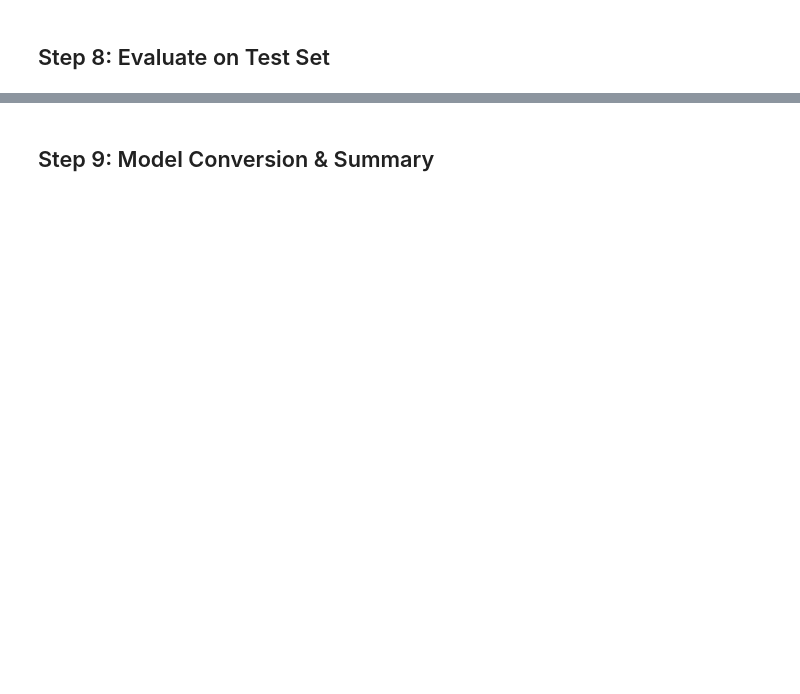
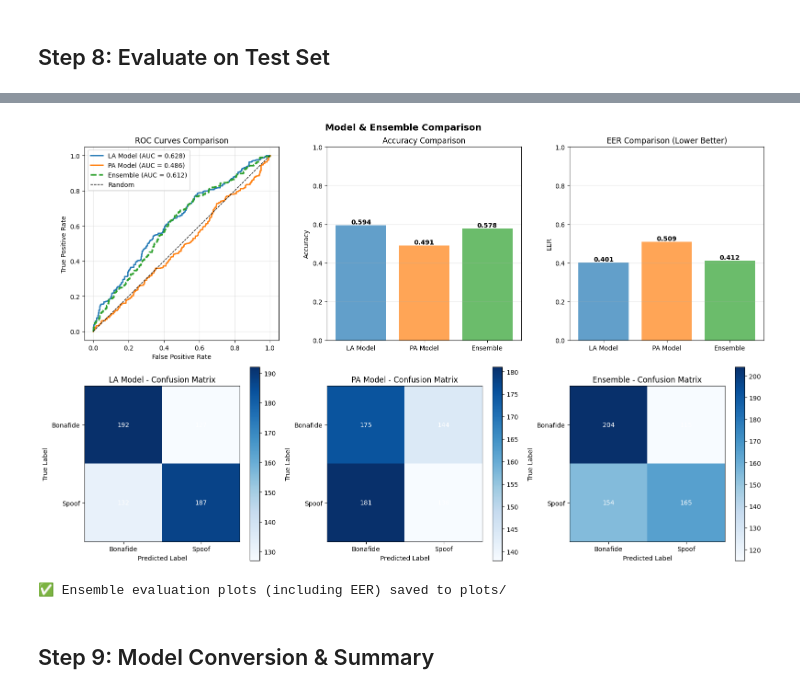
Before and after one commit to iammadsfq/VocalGuard2, a Jupyter notebook: ml/notebook.ipynb, the cells around one changed output, grey strips where cells are left out. Saved outputs shown, nothing was run; the diff lists cells and outputs as text; code cells hidden in the pictures; blank space fills up the shorter version.

```diff
--- a/ml/notebook.ipynb
+++ b/ml/notebook.ipynb
@@ -984,13 +1110,22 @@ print("=" * 60)
 # Calculate metrics
 from sklearn.metrics import accuracy_score, precision_score, recall_score, f1_score
 
+def compute_eer(y_true, y_score):
+    fpr, tpr, thresholds = roc_curve(y_true, y_score)
+    fnr = 1.0 - tpr
+    idx = np.nanargmin(np.abs(fnr - fpr))
+    eer = (fpr[idx] + fnr[idx]) / 2.0
+    eer_threshold = thresholds[idx]
+    return eer, eer_threshold, fpr, tpr
+
 print("\nLA Model (on combined test):")
 la_acc = accuracy_score(all_labels_ensemble, la_model_binary)
 la_prec = precision_score(all_labels_ensemble, la_model_binary, zero_division=0)
 la_rec = recall_score(all_labels_ensemble, la_model_binary, zero_division=0)
 la_f1 = f1_score(all_labels_ensemble, la_model_binary, zero_division=0)
 la_auc = roc_auc_score(all_labels_ensemble, all_predictions_la)
-print(f"  Accuracy: {la_acc:.4f} | Precision: {la_prec:.4f} | Recall: {la_rec:.4f} | F1: {la_f1:.4f} | AUC: {la_auc:.4f}")
+la_eer, la_eer_thr, fpr_la, tpr_la = compute_eer(all_labels_ensemble, all_predictions_la)
+print(f"  Accuracy: {la_acc:.4f} | Precision: {la_prec:.4f} | Recall: {la_rec:.4f} | F1: {la_f1:.4f} | AUC: {la_auc:.4f} | EER: {la_eer:.4f}")
 
 print("\nPA Model (on combined test):")
 pa_acc = accuracy_score(all_labels_ensemble, pa_model_binary)
@@ -998,7 +1133,8 @@ pa_prec = precision_score(all_labels_ensemble, pa_model_binary, zero_division=0)
 pa_rec = recall_score(all_labels_ensemble, pa_model_binary, zero_division=0)
 pa_f1 = f1_score(all_labels_ensemble, pa_model_binary, zero_division=0)
 pa_auc = roc_auc_score(all_labels_ensemble, all_predictions_pa)
-print(f"  Accuracy: {pa_acc:.4f} | Precision: {pa_prec:.4f} | Recall: {pa_rec:.4f} | F1: {pa_f1:.4f} | AUC: {pa_auc:.4f}")
+pa_eer, pa_eer_thr, fpr_pa, tpr_pa = compute_eer(all_labels_ensemble, all_predictions_pa)
+print(f"  Accuracy: {pa_acc:.4f} | Precision: {pa_prec:.4f} | Recall: {pa_rec:.4f} | F1: {pa_f1:.4f} | AUC: {pa_auc:.4f} | EER: {pa_eer:.4f}")
 
 print("\n🎯 ENSEMBLE (Average of LA + PA):")
 ens_acc = accuracy_score(all_labels_ensemble, ensemble_binary)
@@ -1006,7 +1142,13 @@ ens_prec = precision_score(all_labels_ensemble, ensemble_binary, zero_division=0
 ens_rec = recall_score(all_labels_ensemble, ensemble_binary, zero_division=0)
 ens_f1 = f1_score(all_labels_ensemble, ensemble_binary, zero_division=0)
 ens_auc = roc_auc_score(all_labels_ensemble, ensemble_predictions)
-print(f"  Accuracy: {ens_acc:.4f} | Precision: {ens_prec:.4f} | Recall: {ens_rec:.4f} | F1: {ens_f1:.4f} | AUC: {ens_auc:.4f}")
+ens_eer, ens_eer_thr, fpr_ens, tpr_ens = compute_eer(all_labels_ensemble, ensemble_predictions)
+print(f"  Accuracy: {ens_acc:.4f} | Precision: {ens_prec:.4f} | Recall: {ens_rec:.4f} | F1: {ens_f1:.4f} | AUC: {ens_auc:.4f} | EER: {ens_eer:.4f}")
+
+print("\nEER thresholds:")
+print(f"  LA threshold @EER: {la_eer_thr:.4f}")
+print(f"  PA threshold @EER: {pa_eer_thr:.4f}")
+print(f"  Ensemble threshold @EER: {ens_eer_thr:.4f}")
 
 print("\n" + "=" * 60)
 print("Ensemble Classification Report:")
@@ -1023,9 +1190,10 @@ fig, axes = plt.subplots(2, 3, figsize=(16, 10))
 fig.suptitle('Model & Ensemble Comparison', fontsize=14, fontweight='bold')
 
 # ROC Curves
-fpr_la, tpr_la, _ = roc_curve(all_labels_ensemble, all_predictions_la)
-fpr_pa, tpr_pa, _ = roc_curve(all_labels_ensemble, all_predictions_pa)
-fpr_ens, tpr_ens, _ = roc_curve(all_labels_ensemble, ensemble_predictions)
+if 'fpr_la' not in globals() or 'fpr_pa' not in globals() or 'fpr_ens' not in globals():
+    fpr_la, tpr_la, _ = roc_curve(all_labels_ensemble, all_predictions_la)
+    fpr_pa, tpr_pa, _ = roc_curve(all_labels_ensemble, all_predictions_pa)
+    fpr_ens, tpr_ens, _ = roc_curve(all_labels_ensemble, ensemble_predictions)
 
 axes[0, 0].plot(fpr_la, tpr_la, linewidth=2, label=f'LA Model (AUC = {la_auc:.3f})')
 axes[0, 0].plot(fpr_pa, tpr_pa, linewidth=2, label=f'PA Model (AUC = {pa_auc:.3f})')
@@ -1051,17 +1219,17 @@ for bar, acc in zip(bars1, accuracies):
     axes[0, 1].text(bar.get_x() + bar.get_width()/2., height,
                    f'{acc:.3f}', ha='center', va='bottom', fontweight='bold')
 
-# F1-Score comparison
-f1_scores = [la_f1, pa_f1, ens_f1]
-bars2 = axes[0, 2].bar(models, f1_scores, color=colors, alpha=0.7)
-axes[0, 2].set_ylabel('F1-Score')
-axes[0, 2].set_title('F1-Score Comparison')
+# EER comparison (lower is better)
+eers = [la_eer, pa_eer, ens_eer]
+bars2 = axes[0, 2].bar(models, eers, color=colors, alpha=0.7)
+axes[0, 2].set_ylabel('EER')
+axes[0, 2].set_title('EER Comparison (Lower Better)')
 axes[0, 2].set_ylim([0, 1])
 axes[0, 2].grid(True, alpha=0.3, axis='y')
-for bar, f1 in zip(bars2, f1_scores):
+for bar, eer in zip(bars2, eers):
     height = bar.get_height()
     axes[0, 2].text(bar.get_x() + bar.get_width()/2., height,
-                   f'{f1:.3f}', ha='center', va='bottom', fontweight='bold')
+                   f'{eer:.3f}', ha='center', va='bottom', fontweight='bold')
 
 # Confusion Matrices
 cm_la = confusion_matrix(all_labels_ensemble, la_model_binary)
@@ -1086,34 +1254,37 @@ im2 = axes[1, 1].imshow(cm_pa, interpolation='nearest', cmap=plt.cm.Blues)
 axes[1, 1].figure.colorbar(im2, ax=axes[1, 1])
 axes[1, 1].set(xticks=np.arange(2), yticks=np.arange(2),
                xticklabels=['Bonafide', 'Spoof'],
                yticklabels=['Bonafide', 'Spoof'])
 axes[1, 1].set_ylabel('True Label')
 axes[1, 1].set_xlabel('Predicted Label')
 axes[1, 1].set_title('PA Model - Confusion Matrix')
 for i in range(2):
     for j in range(2):
         axes[1, 1].text(j, i, f'{cm_pa[i, j]}', ha='center', va='center',
                        color='white' if cm_pa[i, j] > cm_pa.max() / 2 else 'black')
 
 # Ensemble Confusion Matrix
 im3 = axes[1, 2].imshow(cm_ensemble, interpolation='nearest', cmap=plt.cm.Blues)
 axes[1, 2].figure.colorbar(im3, ax=axes[1, 2])
 axes[1, 2].set(xticks=np.arange(2), yticks=np.arange(2),
                xticklabels=['Bonafide', 'Spoof'],
                yticklabels=['Bonafide', 'Spoof'])
 axes[1, 2].set_ylabel('True Label')
 axes[1, 2].set_xlabel('Predicted Label')
 axes[1, 2].set_title('Ensemble - Confusion Matrix')
 for i in range(2):
     for j in range(2):
         axes[1, 2].text(j, i, f'{cm_ensemble[i, j]}', ha='center', va='center',
                        color='white' if cm_ensemble[i, j] > cm_ensemble.max() / 2 else 'black')
 
 plt.tight_layout()
 plt.savefig(PLOT_DIR / 'ensemble_evaluation_metrics.png', dpi=100, bbox_inches='tight')
 plt.show()
 
-print("✅ Ensemble evaluation plots saved to plots/")
+print("✅ Ensemble evaluation plots (including EER) saved to plots/")
+# %% [output]
+[figure, added]
+✅ Ensemble evaluation plots (including EER) saved to plots/
 # %% [markdown]
 ## Step 9: Model Conversion & Summary
 # %%
```
Also changed, not shown: parts of 10 cells of this notebook, 21 other files.
